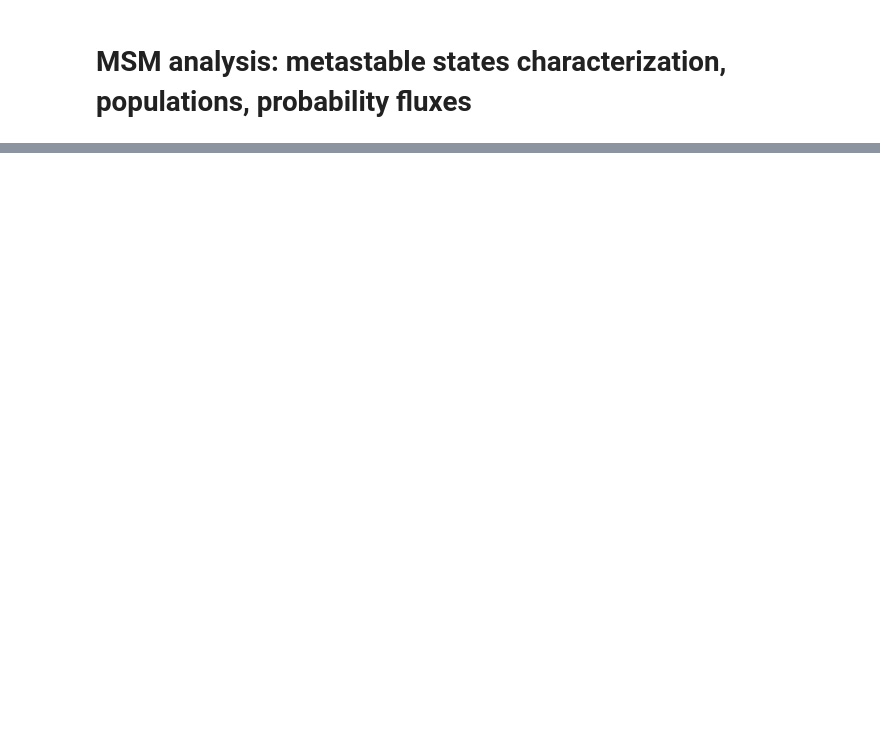
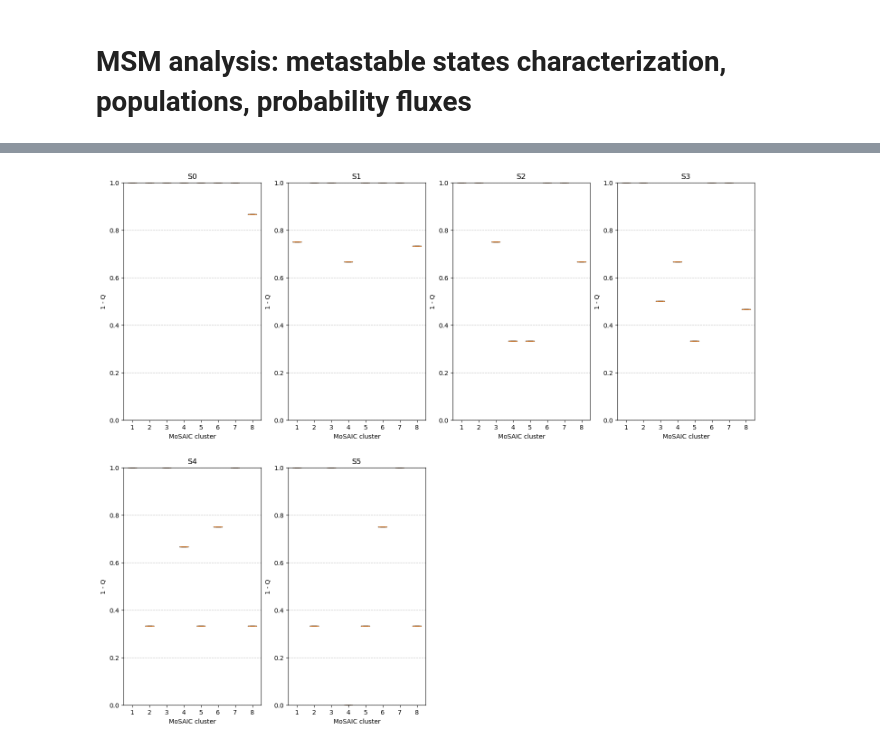
Before and after one commit to miriamzara/MSM, a Jupyter notebook: step_4_analysis.ipynb, the cells around one changed output, grey strips where cells are left out. Drawn from its saved outputs; the diff is of its cells as text; code cells hidden in the pictures; blank space fills up the shorter version.

```diff
--- a/step_4_analysis.ipynb
+++ b/step_4_analysis.ipynb
@@ -212,0 +309,33 @@ plt.show()
+# %%
+subsets = ['MoSAIC1', 'MoSAIC2', 'MoSAIC3', 'MoSAIC4', 'MoSAIC5', 'MoSAIC6', 'MoSAIC7', 'MoSAIC8']
+filenames = [f"intermediate_outputs/Q_timeseries_{subset}.npy" for subset in subsets]
+
+MoSAIC_Q_timeseries = [np.load(filename) for filename in filenames]
+MoSAIC_1minusQ_timeseries = [1 - Q for Q in MoSAIC_Q_timeseries]
+# %%
+nrows = (n_macro // 4) + 1
+
+fig, axs = plt.subplots(nrows=nrows, ncols=4, figsize=(18, 15))
+axs = axs.flatten()
+
+for ax in axs[n_macro:]:
+    ax.axis('off')
+
+for i, state in enumerate(np.arange(0, n_macro)):
+    ax = axs[i]
+    ax.set_title(f"S{state}")
+
+    frame_indices = np.argwhere(macro_traj == state)[0]
+    # Make boxplot of Q values for each cluster
+    Q_subsets = [
+        cluster_timeseries[frame_indices]
+        for cluster_timeseries in MoSAIC_1minusQ_timeseries
+    ]
+    ax.boxplot(Q_subsets, tick_labels=[f"{j+1}" for j in range(len(Q_subsets))])
+    ax.set_xlabel("MoSAIC cluster")
+    ax.set_ylabel("1 - Q")
+    # make same y-axis limits for all subplots
+    ax.set_ylim(0, 1.1)
+    ax.grid(axis='y', linestyle='--', alpha=0.7)
+# %% [output]
+[figure, added]
```
Also changed, not shown: parts of 15 cells of this notebook, 5 other files.
